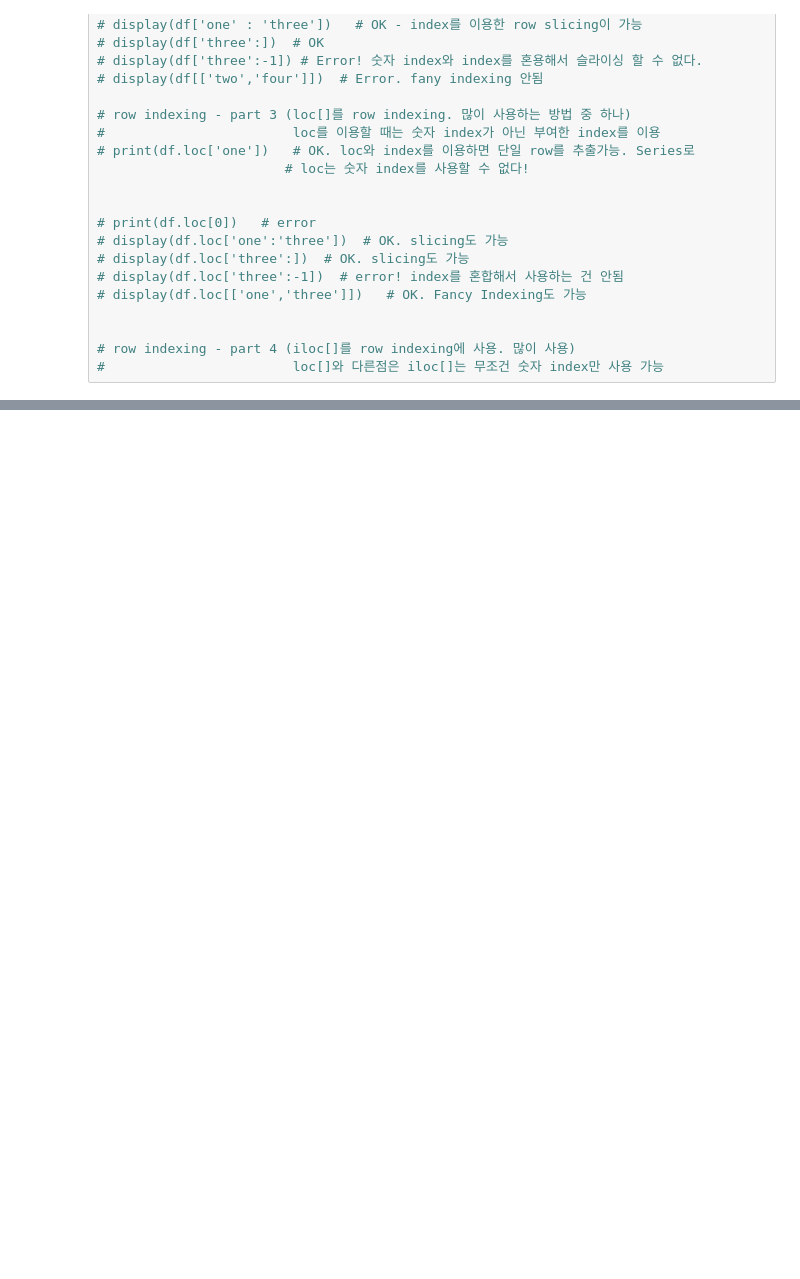
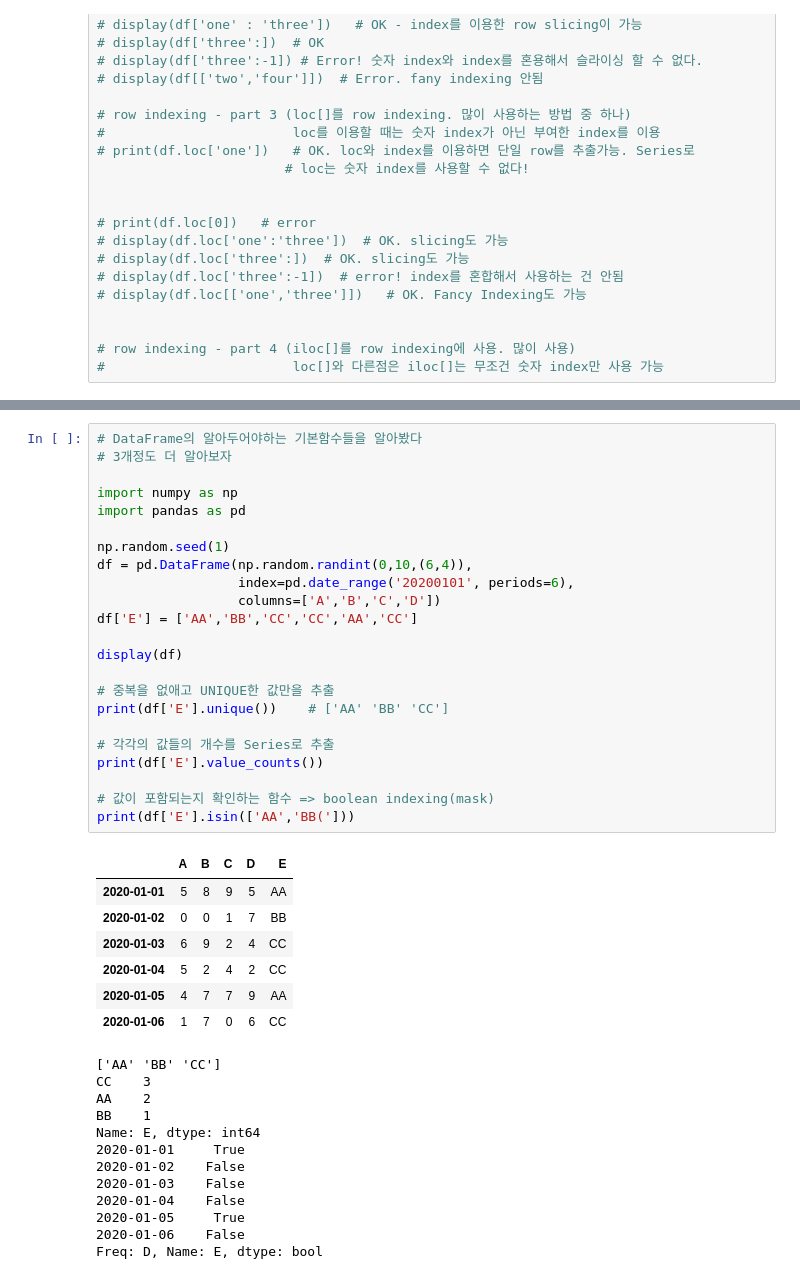
Before and after one commit to sehun4239/Data-analysis-Machine-Learning-Basic, a Jupyter notebook: 02.pandas.ipynb, the cells around one changed output, grey strips where cells are left out. Cells and saved outputs as stored; diff of their text form; blank space fills up the shorter version.

```diff
--- a/02.pandas.ipynb
+++ b/02.pandas.ipynb
@@ -916,0 +1319,43 @@ df = pd.DataFrame(data,
+# %%
+# DataFrame의 알아두어야하는 기본함수들을 알아봤다
+# 3개정도 더 알아보자
+
+import numpy as np
+import pandas as pd
+
+np.random.seed(1)
+df = pd.DataFrame(np.random.randint(0,10,(6,4)),
+                  index=pd.date_range('20200101', periods=6),
+                  columns=['A','B','C','D'])
+df['E'] = ['AA','BB','CC','CC','AA','CC']
+
+display(df)
+
+# 중복을 없애고 UNIQUE한 값만을 추출
+print(df['E'].unique())    # ['AA' 'BB' 'CC']
+
+# 각각의 값들의 개수를 Series로 추출
+print(df['E'].value_counts())
+
+# 값이 포함되는지 확인하는 함수 => boolean indexing(mask)
+print(df['E'].isin(['AA','BB(']))
+# %% [output]
+|  | A | B | C | D | E |
+| 2020-01-01 | 5 | 8 | 9 | 5 | AA |
+| 2020-01-02 | 0 | 0 | 1 | 7 | BB |
+| 2020-01-03 | 6 | 9 | 2 | 4 | CC |
+| 2020-01-04 | 5 | 2 | 4 | 2 | CC |
+| 2020-01-05 | 4 | 7 | 7 | 9 | AA |
+| 2020-01-06 | 1 | 7 | 0 | 6 | CC |
+['AA' 'BB' 'CC']
+CC    3
+AA    2
+BB    1
+Name: E, dtype: int64
+2020-01-01     True
+2020-01-02    False
+2020-01-03    False
+2020-01-04    False
+2020-01-05     True
+2020-01-06    False
+Freq: D, Name: E, dtype: bool
```
Also changed, not shown: parts of 13 cells of this notebook.
